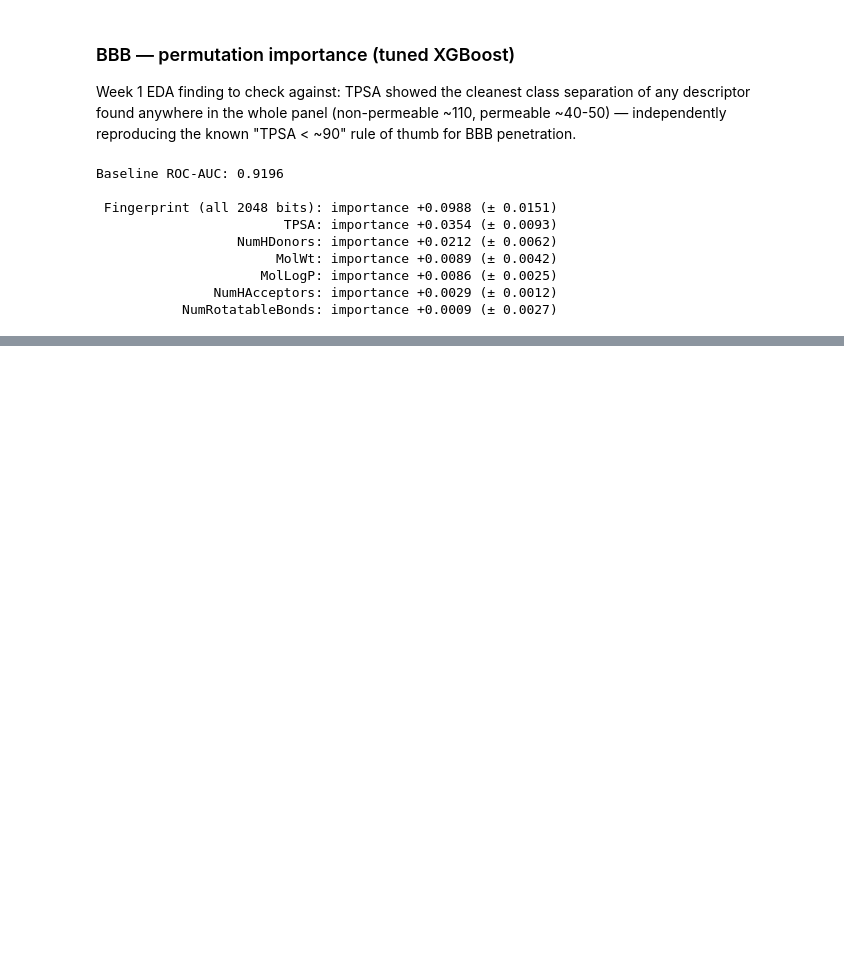
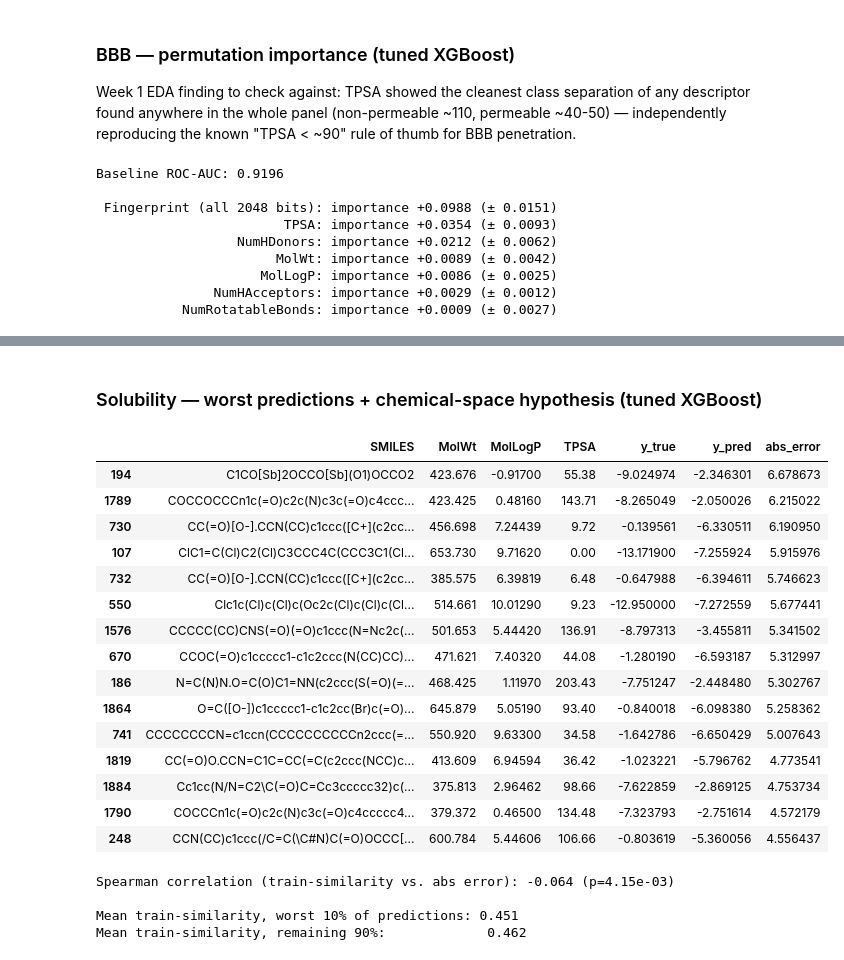
Before and after one commit to tuhinc5203/admet-property-prediction, a Jupyter notebook: Model_Improvement.ipynb, the cells around one changed output, grey strips where cells are left out. Cells and saved outputs as stored; diff of their text form; code cells hidden in the pictures; blank space fills up the shorter version.

```diff
--- a/Model_Improvement.ipynb
+++ b/Model_Improvement.ipynb
@@ -778,0 +801,50 @@ Baseline ROC-AUC: 0.9196
+# %% [markdown]
+### Solubility — worst predictions + chemical-space hypothesis (tuned XGBoost)
+# %%
+sol_model = xgb_sol_search.best_estimator_
+sol_pred = sol_model.predict(X_test)
+sol_abs_err = np.abs(sol_pred - y_test)
+
+sol_fail_df = pd.DataFrame({
+    'SMILES': test_df['Drug'].values,
+    'MolWt': X_test['MolWt'].values,
+    'MolLogP': X_test['MolLogP'].values,
+    'TPSA': X_test['TPSA'].values,
+    'y_true': y_test,
+    'y_pred': sol_pred,
+    'abs_error': sol_abs_err,
+})
+sol_fail_df.sort_values('abs_error', ascending=False).head(15)
+# %% [output]
+|  | SMILES | MolWt | MolLogP | TPSA | y_true | y_pred | abs_error |
+| 194 | C1CO[Sb]2OCCO[Sb](O1)OCCO2 | 423.676 | -0.91700 | 55.38 | -9.024974 | -2.346301 | 6.678673 |
+| 1789 | COCCOCCCn1c(=O)c2c(N)c3c(=O)c4ccc... | 423.425 | 0.48160 | 143.71 | -8.265049 | -2.050026 | 6.215022 |
+| 730 | CC(=O)[O-].CCN(CC)c1ccc([C+](c2cc... | 456.698 | 7.24439 | 9.72 | -0.139561 | -6.330511 | 6.190950 |
+| 107 | ClC1=C(Cl)C2(Cl)C3CCC4C(CCC3C1(Cl... | 653.730 | 9.71620 | 0.00 | -13.171900 | -7.255924 | 5.915976 |
+| 732 | CC(=O)[O-].CCN(CC)c1ccc([C+](c2cc... | 385.575 | 6.39819 | 6.48 | -0.647988 | -6.394611 | 5.746623 |
+| 550 | Clc1c(Cl)c(Cl)c(Oc2c(Cl)c(Cl)c(Cl... | 514.661 | 10.01290 | 9.23 | -12.950000 | -7.272559 | 5.677441 |
+| 1576 | CCCCC(CC)CNS(=O)(=O)c1ccc(N=Nc2c(... | 501.653 | 5.44420 | 136.91 | -8.797313 | -3.455811 | 5.341502 |
+| 670 | CCOC(=O)c1ccccc1-c1c2ccc(N(CC)CC)... | 471.621 | 7.40320 | 44.08 | -1.280190 | -6.593187 | 5.312997 |
+| 186 | N=C(N)N.O=C(O)C1=NN(c2ccc(S(=O)(=... | 468.425 | 1.11970 | 203.43 | -7.751247 | -2.448480 | 5.302767 |
+| 1864 | O=C([O-])c1ccccc1-c1c2cc(Br)c(=O)... | 645.879 | 5.05190 | 93.40 | -0.840018 | -6.098380 | 5.258362 |
+| 741 | CCCCCCCCN=c1ccn(CCCCCCCCCCn2ccc(=... | 550.920 | 9.63300 | 34.58 | -1.642786 | -6.650429 | 5.007643 |
+| 1819 | CC(=O)O.CCN=C1C=CC(=C(c2ccc(NCC)c... | 413.609 | 6.94594 | 36.42 | -1.023221 | -5.796762 | 4.773541 |
+| 1884 | Cc1cc(N/N=C2\C(=O)C=Cc3ccccc32)c(... | 375.813 | 2.96462 | 98.66 | -7.622859 | -2.869125 | 4.753734 |
+| 1790 | COCCCn1c(=O)c2c(N)c3c(=O)c4ccccc4... | 379.372 | 0.46500 | 134.48 | -7.323793 | -2.751614 | 4.572179 |
+| 248 | CCN(CC)c1ccc(/C=C(\C#N)C(=O)OCCC[... | 600.784 | 5.44606 | 106.66 | -0.803619 | -5.360056 | 4.556437 |
+# %%
+from scipy.stats import spearmanr
+
+sol_nn_sim = nn_tanimoto_similarity(X_test[fp_cols], X_train[fp_cols])
+
+corr, pval = spearmanr(sol_nn_sim, sol_abs_err)
+print(f"Spearman correlation (train-similarity vs. abs error): {corr:.3f} (p={pval:.2e})")
+
+worst_10pct = sol_fail_df['abs_error'] >= sol_fail_df['abs_error'].quantile(0.90)
+print(f"\nMean train-similarity, worst 10% of predictions: {sol_nn_sim[worst_10pct.values].mean():.3f}")
+print(f"Mean train-similarity, remaining 90%:             {sol_nn_sim[~worst_10pct.values].mean():.3f}")
+# %% [output]
+Spearman correlation (train-similarity vs. abs error): -0.064 (p=4.15e-03)
+
+Mean train-similarity, worst 10% of predictions: 0.451
+Mean train-similarity, remaining 90%:             0.462
```
Also changed, not shown: parts of 6 cells of this notebook, 2 other files.
